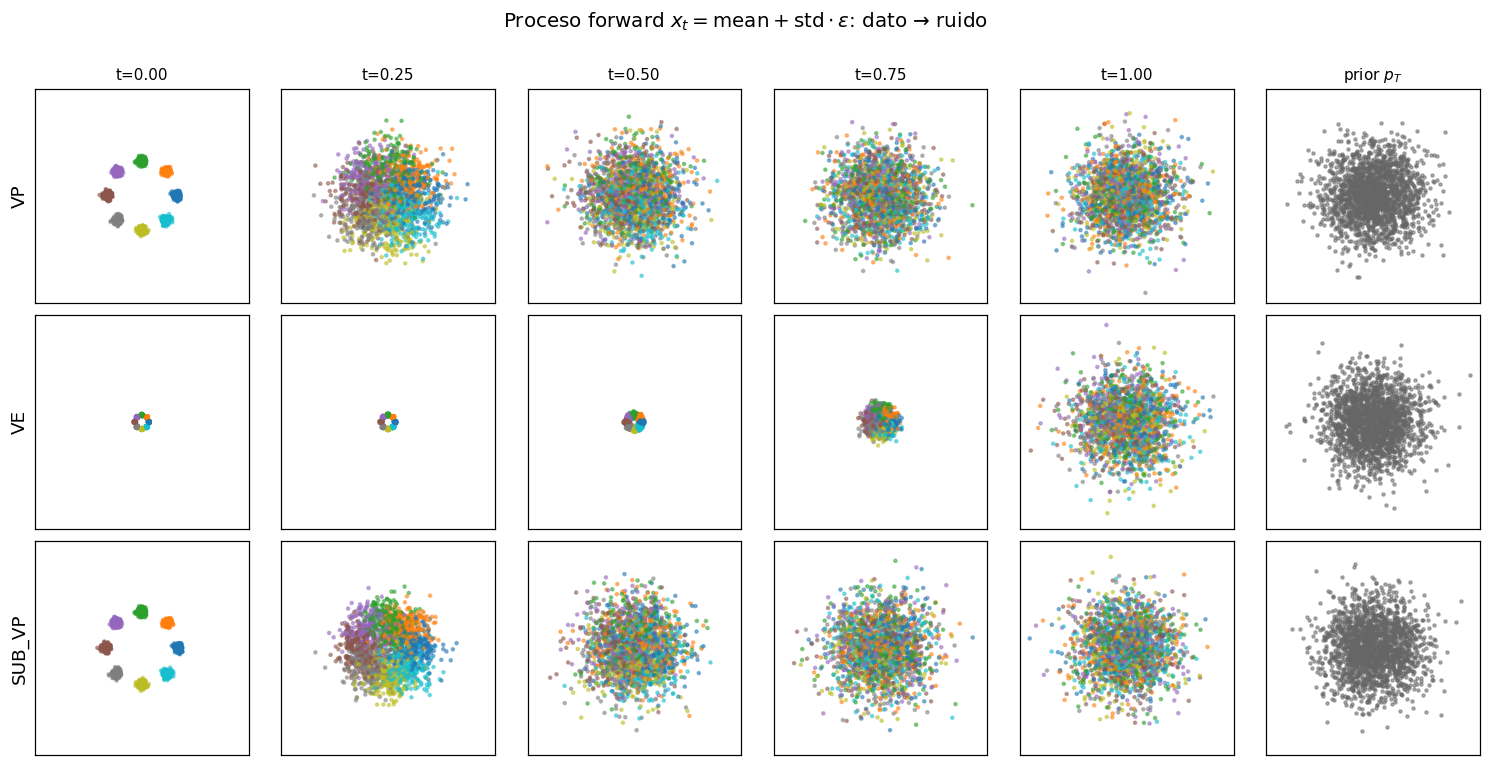
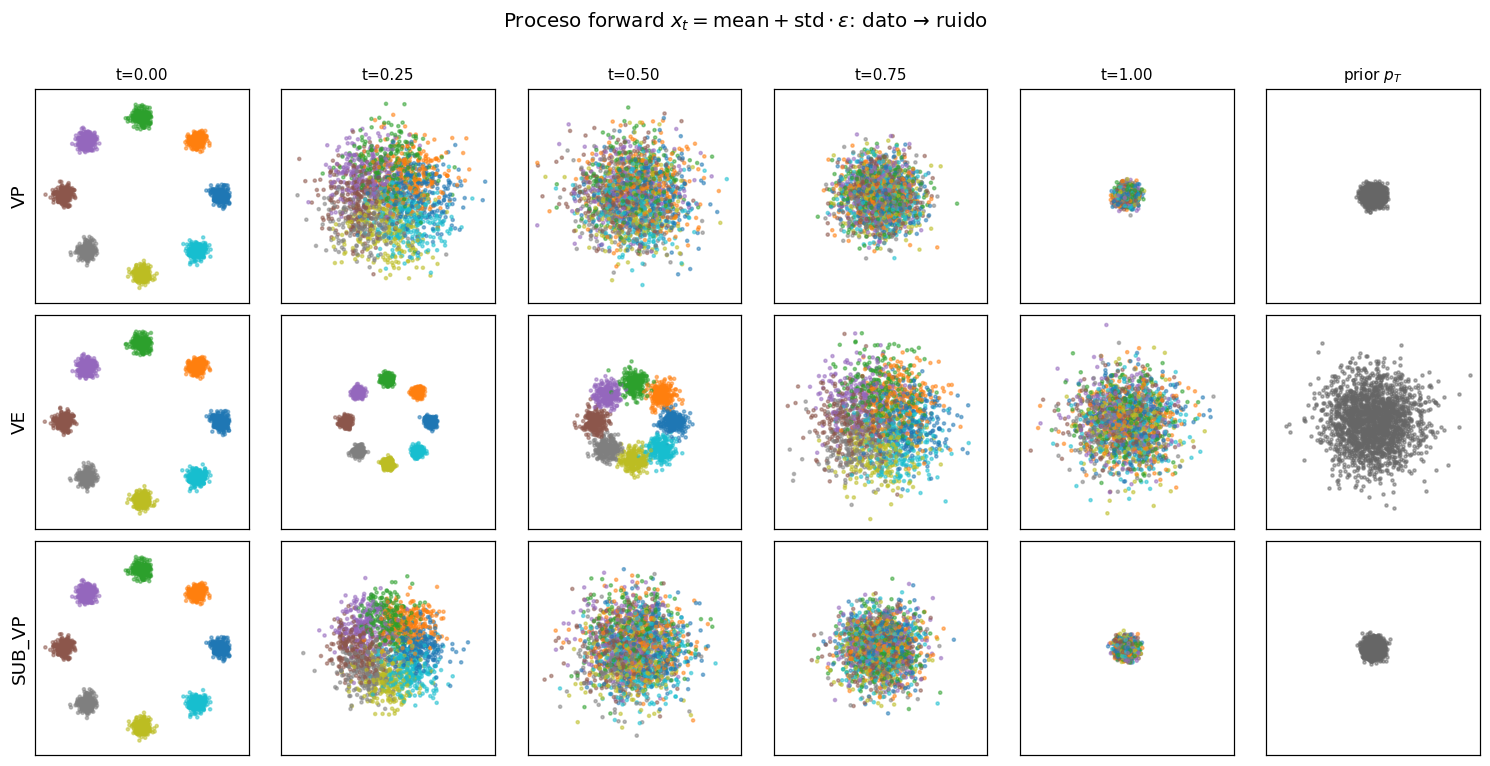
The change to this notebook cell's code, shown as a diff; its figure went from the first image to the second:
--- before
+++ after
@@ -1,4 +1,4 @@
 sde_names = ["vp", "ve", "sub_vp"]
-t_eps = 1e-3
+t_eps = 1e-4
 times = [t_eps, 0.25, 0.5, 0.75, 1.0]
 col_titles = [f"t={t:.2f}" for t in times] + ["prior $p_T$"]
@@ -8,25 +8,36 @@
 
 n_rows, n_cols = len(sde_names), len(times) + 1
-fig, axes = plt.subplots(n_rows, n_cols, figsize=(2.3 * n_cols, 2.3 * n_rows))
 
-for i, name in enumerate(sde_names):
+# 1) Generar todas las nubes: all_clouds[i][j] = SDE i, columna j (tiempos + prior).
+all_clouds = []
+for name in sde_names:
     sde = make_sde(name)
-    clouds = []
+    row = []
     for t in times:
         tt = torch.full((x0_t.shape[0],), float(t))
         xt, _ = sde.perturb(x0_t, tt, generator=gen)
-        clouds.append(xt.numpy())
-    prior = sde.prior_sampling((x0_t.shape[0], sde.data_dim), generator=gen).numpy()
-    row_clouds = clouds + [prior]
+        row.append(xt.numpy())
+    row.append(sde.prior_sampling((x0_t.shape[0], sde.data_dim), generator=gen).numpy())
+    all_clouds.append(row)
 
-    lim = 1.1 * max(float(np.abs(c).max()) for c in row_clouds)
-    for j, cloud in enumerate(row_clouds):
+# 2) Límite POR COLUMNA, compartido entre las 3 SDEs (mismo t -> misma escala).
+#    Las columnas sí difieren: a t grande la escala crece (y VE la domina).
+col_lims = [
+    1.1 * max(float(np.abs(all_clouds[i][j]).max()) for i in range(n_rows))
+    for j in range(n_cols)
+]
+
+# 3) Plotear con la escala compartida por columna.
+fig, axes = plt.subplots(n_rows, n_cols, figsize=(2.3 * n_cols, 2.3 * n_rows))
+for i, name in enumerate(sde_names):
+    for j in range(n_cols):
         ax = axes[i, j]
+        cloud = all_clouds[i][j]
         if j < len(times):
             ax.scatter(cloud[:, 0], cloud[:, 1], c=colors, cmap="tab10", s=4, alpha=0.5)
         else:
             ax.scatter(cloud[:, 0], cloud[:, 1], c="0.4", s=4, alpha=0.5)
-        ax.set_xlim(-lim, lim)
-        ax.set_ylim(-lim, lim)
+        ax.set_xlim(-col_lims[j], col_lims[j])
+        ax.set_ylim(-col_lims[j], col_lims[j])
         ax.set_aspect("equal")
         ax.set_xticks([])

Commit: eliminacion de cld, me estaba haciendo lio y no es la idea del proyecto